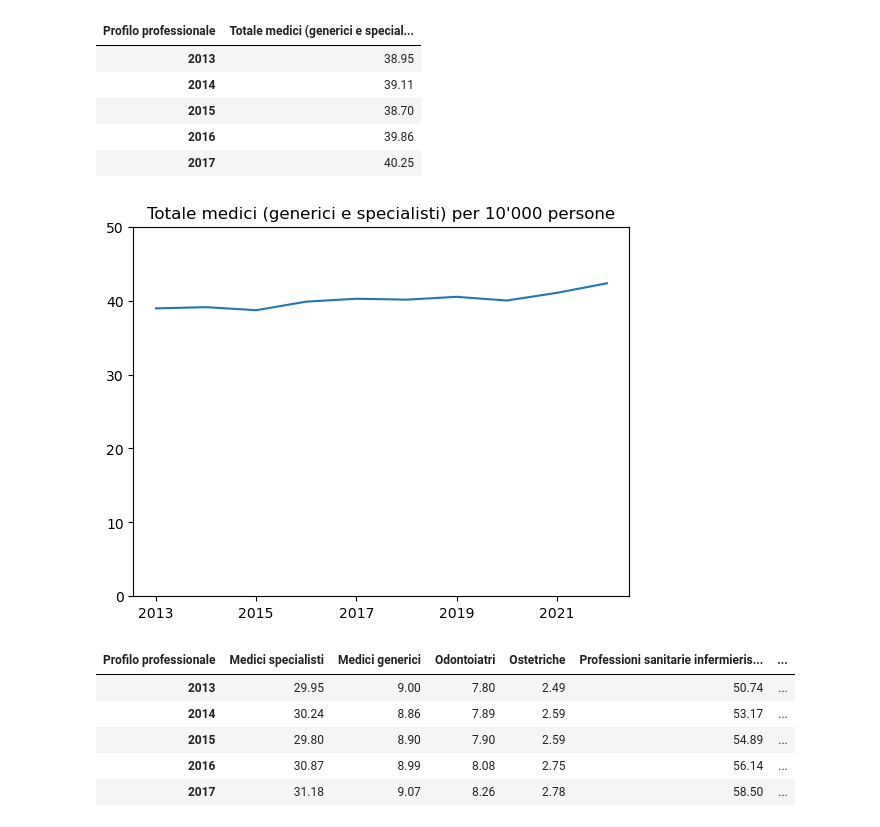
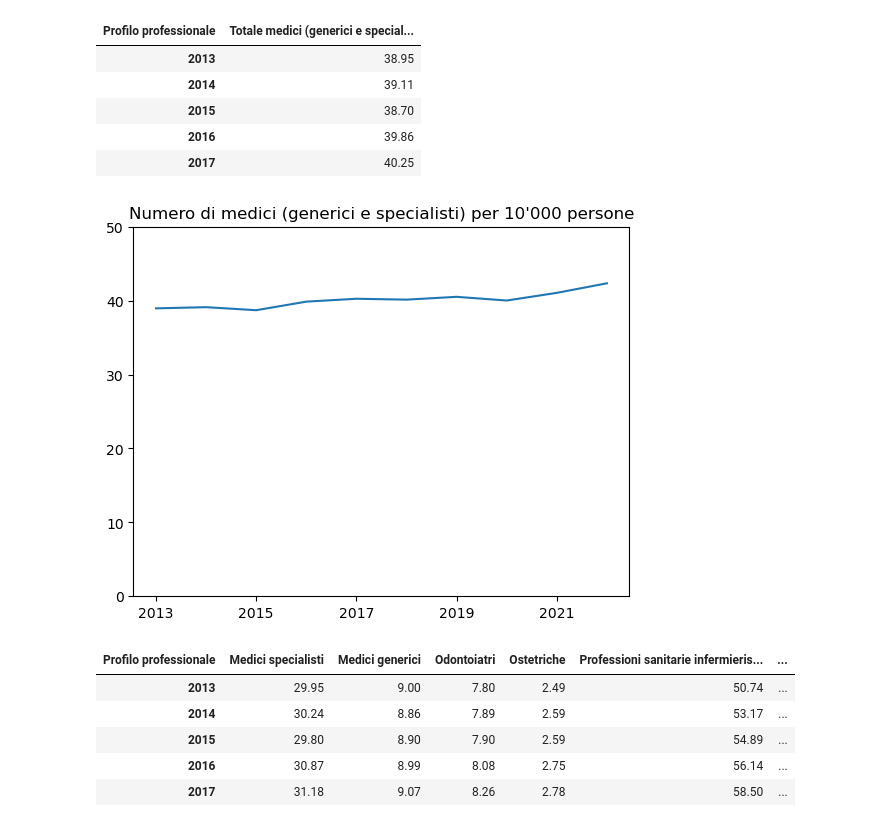
Before and after one commit to CapraCampa/Progetto-Visualizzazione-Scientifica, a Jupyter notebook: Grafici.ipynb, the cells around one changed output. Saved outputs shown, nothing was run; the diff lists cells and outputs as text; code cells hidden in the pictures.

```diff
--- a/Grafici.ipynb
+++ b/Grafici.ipynb
@@ -268,11 +268,11 @@ personaleMedicoTotaleAllYears.head()
 # %%
 #NON TENGO CONTO DI INFERMIERI, FARMACISTI, ETC. IN QUESTO GRAFICO
 personaleMedicoTotaleAllYears.plot.line(legend=False)
-plt.title("Totale medici (generici e specialisti) per 10'000 persone")
+plt.title("Numero di medici (generici e specialisti) per 10'000 persone")
 plt.ylim(0,50)
 plt.show()
 # %% [output]
-[figure, old version]
+[figure, new version]
 # %%
 personaleMedicoAllYears=pd.read_csv("Datasets/Personale sanitario_categorie.csv", sep=";",decimal=",",thousands=".")
 personaleMedicoAllYears=personaleMedicoAllYears.set_index("Profilo professionale").T
```
Also changed, not shown: parts of 10 cells of this notebook, 3 other files.
